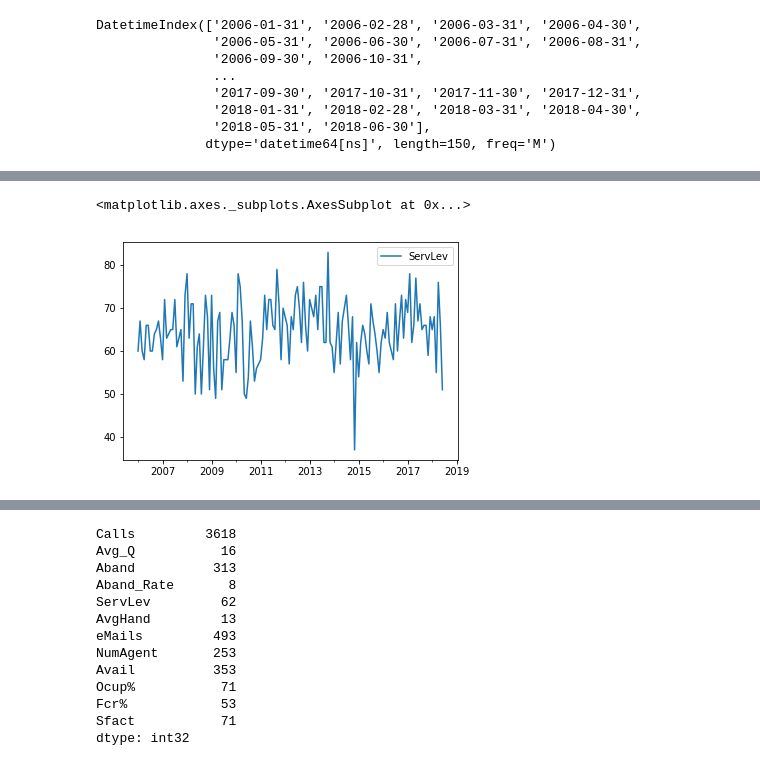
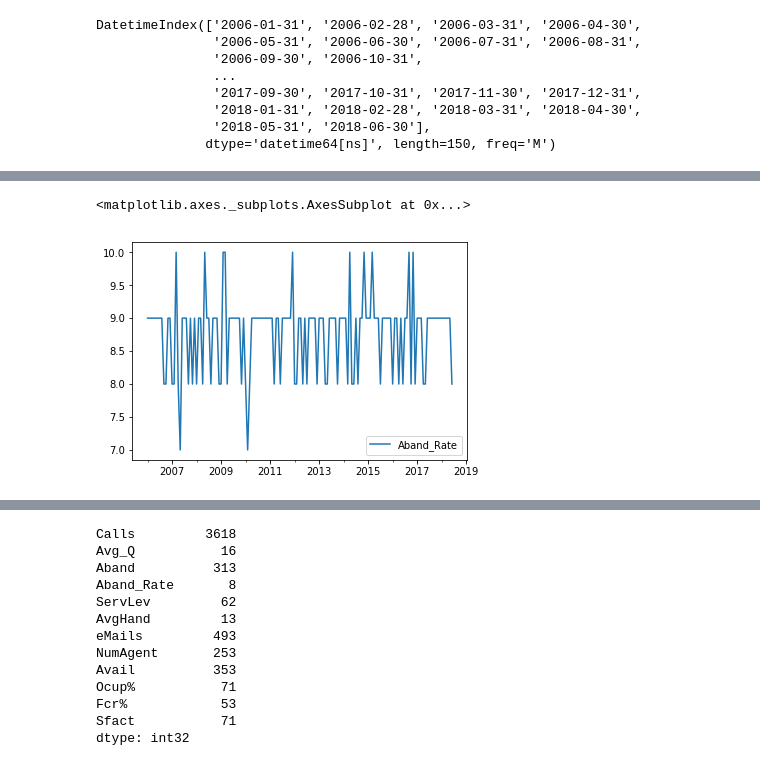
Before and after one commit to eamonnofarrell/Programming_Project, a Jupyter notebook: Prog_Project.ipynb, the cells around one changed output, grey strips where cells are left out. Cells and saved outputs as stored; diff of their text form; code cells hidden in the pictures.

```diff
--- a/Prog_Project.ipynb
+++ b/Prog_Project.ipynb
@@ -80,17 +79,16 @@ Data for call center is generated from the Numpy ramdom poisson distribution. Da
 # %%
-Calls = pd.DataFrame(np.random.poisson(3617, len(rng)), index=rng, columns = ["Calls"])
-Calls["Avg_Q"] = pd.DataFrame.assign(np.random.poisson(15, len(rng)))
-Calls["Aband"] = pd.DataFrame.assign(np.random.poisson(320, len(rng)))
-Calls["Aband_Rate"] = pd.DataFrame.assign((Calls.Aband / Calls.Calls)*100)
-Calls["ServLev"] = pd.DataFrame.assign(np.random.poisson(65, len(rng)))
-Calls["AvgHand"] = pd.DataFrame.assign(np.random.poisson(15, len(rng)))
-Calls["eMails"] = pd.DataFrame.assign(np.random.poisson(500, len(rng)))
-Calls["NumAgent"] = pd.DataFrame.assign(np.random.poisson(241, len(rng)))
-Calls["Avail"] = pd.DataFrame.assign(np.random.poisson(347, len(rng)))
-Calls["Ocup%"] = pd.DataFrame.assign((Calls.NumAgent / Calls.Avail)*100)
-Calls["Ocup%"] = Calls["Ocup%"].apply(np.round)
-Calls["Fcr%"] =  pd.DataFrame.assign(np.random.poisson(50, len(rng)))
-Calls["Sfact"] =  pd.DataFrame.assign(np.random.poisson(70, len(rng)))
+Calls = pd.DataFrame(np.random.poisson(3617, len(rng)), index=rng, columns = ["Calls"]) # set mean incoming call value = 3617
+Calls["Avg_Q"] = pd.DataFrame.assign(np.random.poisson(15, len(rng))) # set mean for Average time in Q =  15 mins
+Calls["Aband"] = pd.DataFrame.assign(np.random.poisson(320, len(rng))) # mean value for Abandoned calls = 320
+Calls["Aband_Rate"] = pd.DataFrame.assign((Calls.Aband / Calls.Calls)*100).apply(np.round) # calculate Abandonment rate
+Calls["ServLev"] = pd.DataFrame.assign(np.random.poisson(65, len(rng))) # mean service level value = 65
+Calls["AvgHand"] = pd.DataFrame.assign(np.random.poisson(15, len(rng))) # mean value for Average Handling = 15 mins
+Calls["eMails"] = pd.DataFrame.assign(np.random.poisson(500, len(rng))) # mean number of emails per day is 500
+Calls["NumAgent"] = pd.DataFrame.assign(np.random.poisson(241, len(rng))) # number of agents varies on a daily basis
+Calls["Avail"] = pd.DataFrame.assign(np.random.poisson(347, len(rng))) # mean agent availability = 347
+Calls["Ocup%"] = pd.DataFrame.assign((Calls.NumAgent / Calls.Avail)*100).apply(np.round) # calculate % occupancy and round
+Calls["Fcr%"] =  pd.DataFrame.assign(np.random.poisson(50, len(rng))) # First call resolution mean = 50
+Calls["Sfact"] =  pd.DataFrame.assign(np.random.poisson(70, len(rng))) # Caller satisfaction rate mean val = 70
 Calls.head()
 # %% [output]
 |  | Calls | Avg_Q | Aband | Aband_Rate | ServLev | AvgHand | eMails | NumAgent | Avail | Ocup% | Fcr% | ... |
@@ -102,6 +100,6 @@ Calls.head()
 # %%
 #Calls.iloc[100:140].plot(y=['Sfact','Aband'], use_index=True)
-Calls.plot(y=['ServLev'], use_index=True)
+Calls.plot(y=['Aband_Rate'], use_index=True)
 # %% [output]
 <matplotlib.axes._subplots.AxesSubplot at 0x...>
-[figure, old version]
+[figure, new version]
```
Also changed, not shown: parts of 6 cells of this notebook.
